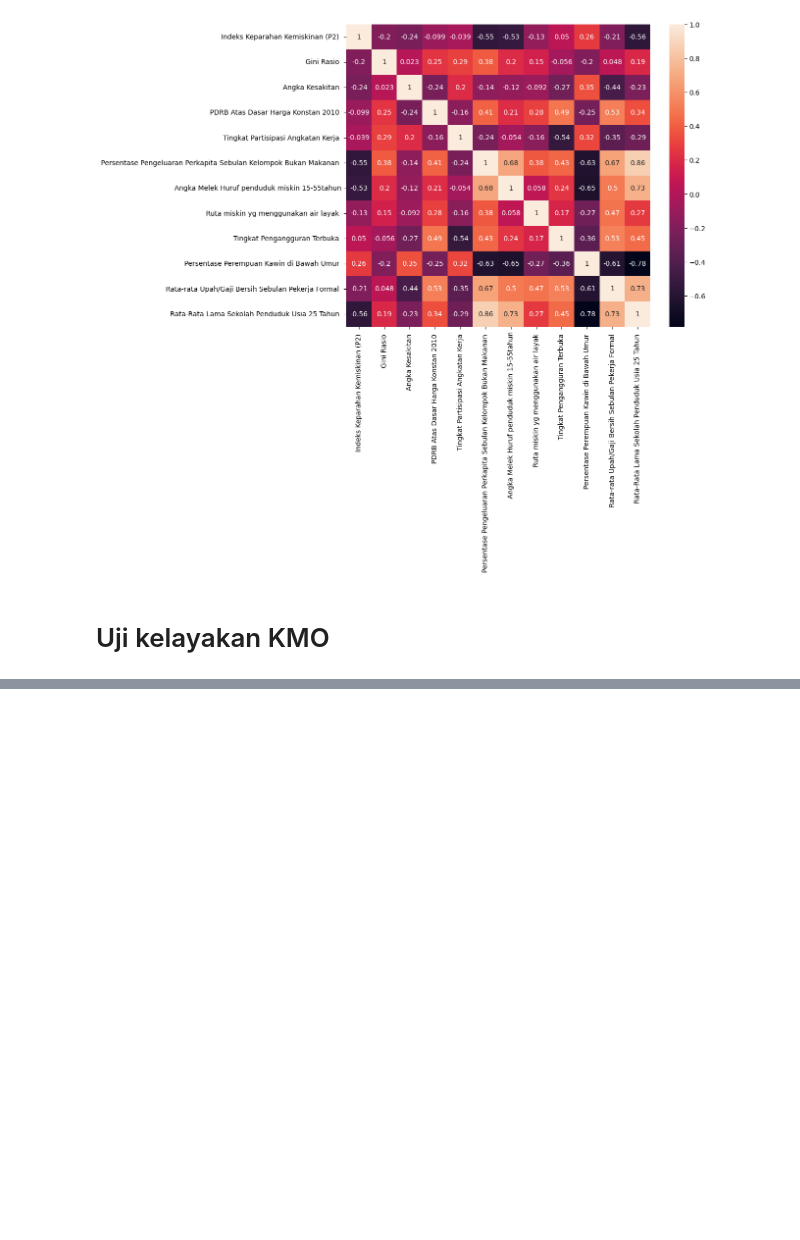
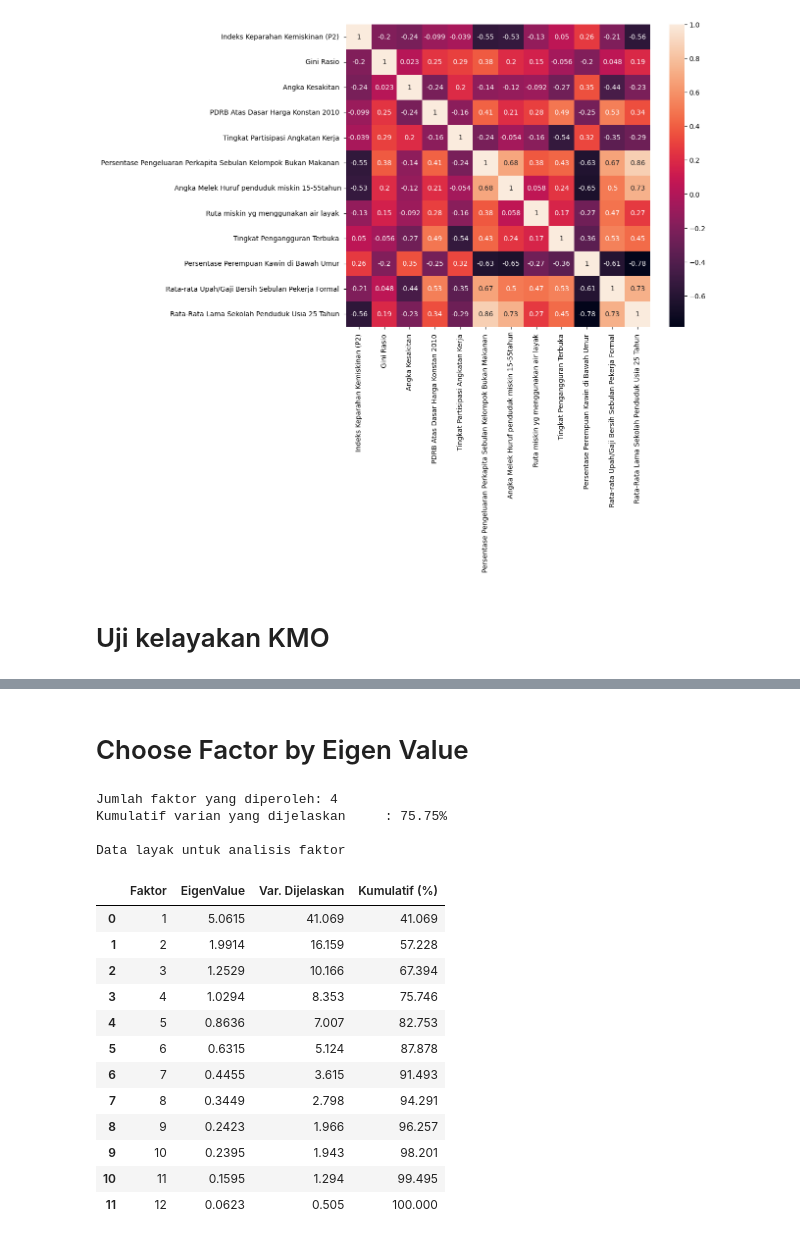
Before and after one commit to yowxy/Analysys-Factor-based-on-Study-Case, a Jupyter notebook: index.ipynb, the cells around one changed output, grey strips where cells are left out. Drawn from its saved outputs; the diff is of its cells as text; code cells hidden in the pictures; blank space fills up the shorter version.

```diff
--- a/index.ipynb
+++ b/index.ipynb
@@ -169,0 +183,41 @@ print("\nKesimpulan: Data LAYAK untuk analisis faktor")
+# %% [markdown]
+# Choose Factor by Eigen Value
+# %%
+pca_all = PCA().fit(X)
+eigenvalues =  pca_all.explained_variance_
+var_pct = eigenvalues / eigenvalues.sum() * 100
+cum_var =  np.cumsum(var_pct)
+
+
+
+eigen_df  = pd.DataFrame({
+    'Faktor': range(1, len(eigenvalues) + 1),
+    'EigenValue ': eigenvalues.round(4),
+    'Var. Dijelaskan' : var_pct.round(3),
+    'Kumulatif (%)' :cum_var.round(3)
+})
+
+n_factor = int((eigenvalues >= 1).sum())
+print(f"Jumlah faktor yang diperoleh: {n_factor}")
+print(f"Kumulatif varian yang dijelaskan     : {cum_var[n_factor-1]:.2f}%\n")
+print("Data layak untuk analisis faktor")
+
+eigen_df
+# %% [output]
+Jumlah faktor yang diperoleh: 4
+Kumulatif varian yang dijelaskan     : 75.75%
+
+Data layak untuk analisis faktor
+|  | Faktor | EigenValue | Var. Dijelaskan | Kumulatif (%) |
+| 0 | 1 | 5.0615 | 41.069 | 41.069 |
+| 1 | 2 | 1.9914 | 16.159 | 57.228 |
+| 2 | 3 | 1.2529 | 10.166 | 67.394 |
+| 3 | 4 | 1.0294 | 8.353 | 75.746 |
+| 4 | 5 | 0.8636 | 7.007 | 82.753 |
+| 5 | 6 | 0.6315 | 5.124 | 87.878 |
+| 6 | 7 | 0.4455 | 3.615 | 91.493 |
+| 7 | 8 | 0.3449 | 2.798 | 94.291 |
+| 8 | 9 | 0.2423 | 1.966 | 96.257 |
+| 9 | 10 | 0.2395 | 1.943 | 98.201 |
+| 10 | 11 | 0.1595 | 1.294 | 99.495 |
+| 11 | 12 | 0.0623 | 0.505 | 100.000 |
```
Also changed, not shown: parts of 3 cells of this notebook.
